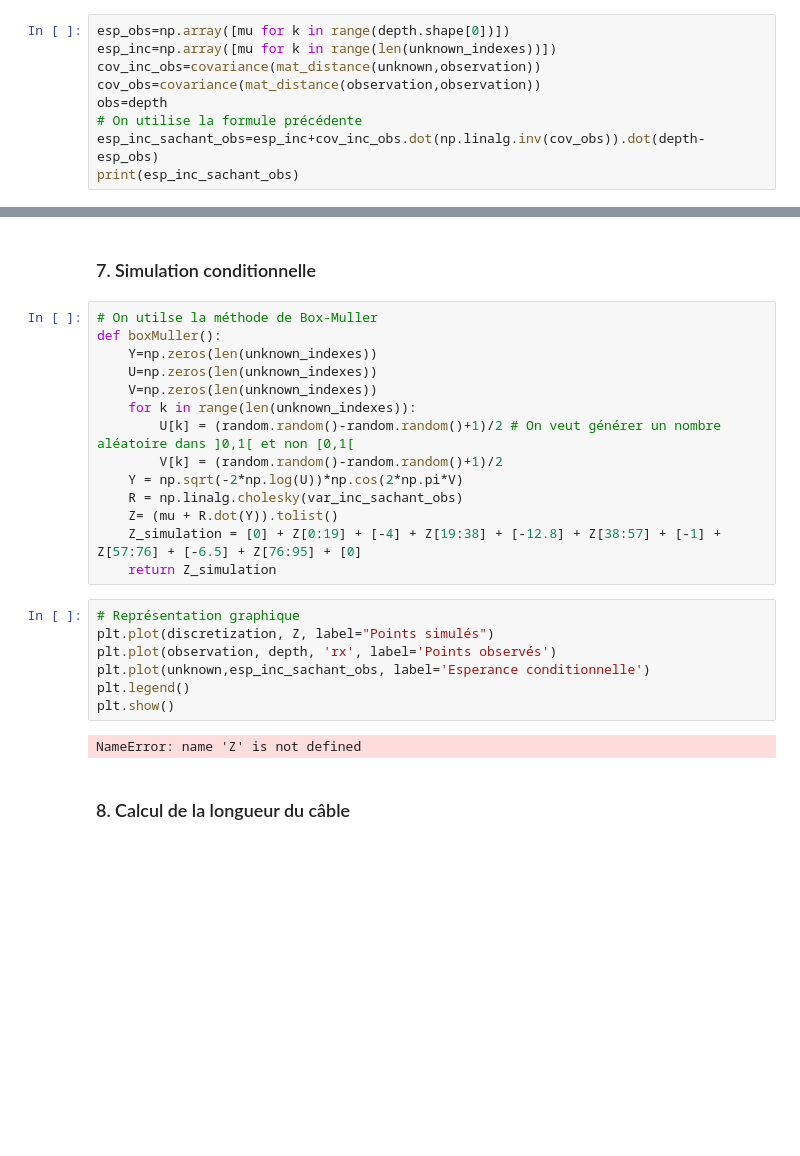
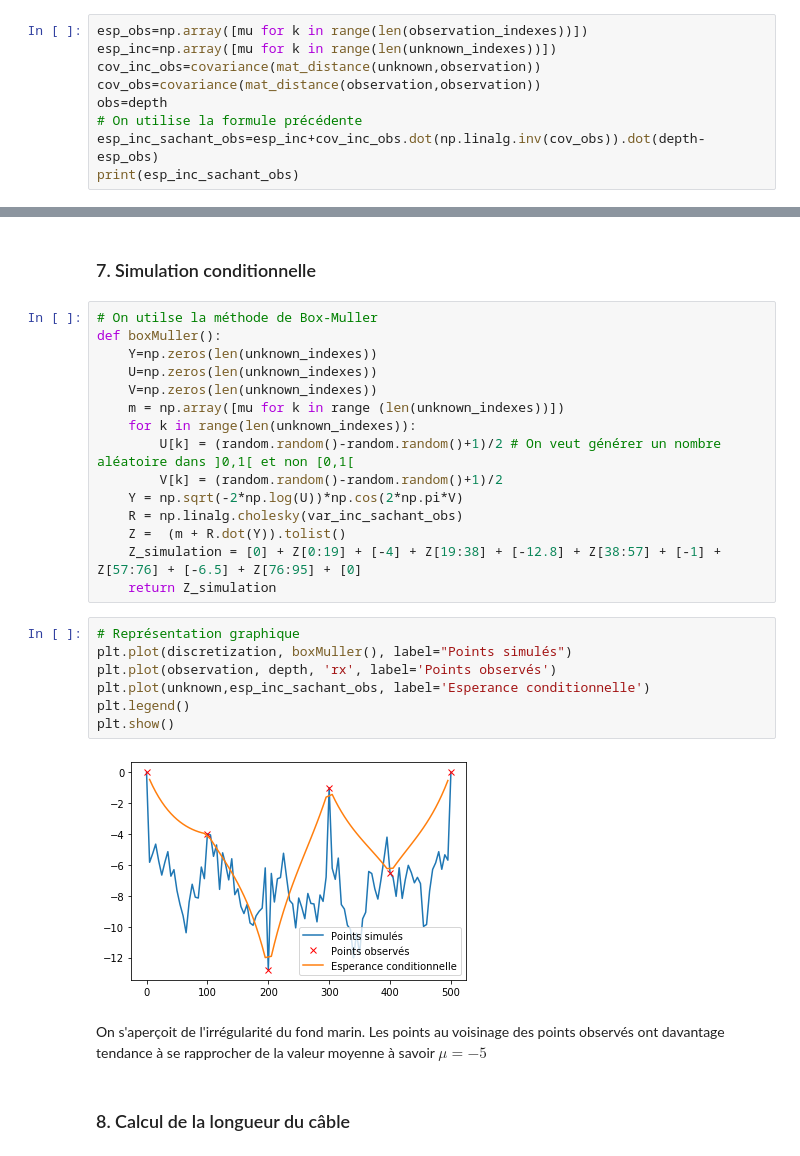
Before and after one commit to HugoTissot/Projet-Math-Informatique-Probabilites, a Jupyter notebook: Projet_maths_probas .ipynb, the cells around one changed output, grey strips where cells are left out. Saved outputs shown, nothing was run; the diff lists cells and outputs as text; blank space fills up the shorter version.

```diff
--- a/Projet_maths_probas .ipynb
+++ b/Projet_maths_probas .ipynb
@@ -192,7 +193,7 @@ $\text{On note } Inc \text{ le vecteur aléatoire des inconnues et } Obs \text{
 \text{D'après le cours, l'espérance conditionnelle de } Inc \text{ sachant } Obs \text{ est la variable aléatoire: }\\
 \mathbb{E}(Inc|Obs)=\mathbb{E}(Inc)+Cov(Inc,Obs)\,Cov(Obs,Obs)^{-1}(Obs-\mathbb{E}(Obs))$
 # %%
-esp_obs=np.array([mu for k in range(depth.shape[0])])
+esp_obs=np.array([mu for k in range(len(observation_indexes))])
 esp_inc=np.array([mu for k in range(len(unknown_indexes))])
 cov_inc_obs=covariance(mat_distance(unknown,observation))
 cov_obs=covariance(mat_distance(observation,observation))
@@ -272,23 +281,27 @@ def boxMuller():
     Y=np.zeros(len(unknown_indexes))
     U=np.zeros(len(unknown_indexes))
     V=np.zeros(len(unknown_indexes))
+    m = np.array([mu for k in range (len(unknown_indexes))])
     for k in range(len(unknown_indexes)):
         U[k] = (random.random()-random.random()+1)/2 # On veut générer un nombre aléatoire dans ]0,1[ et non [0,1[
         V[k] = (random.random()-random.random()+1)/2
     Y = np.sqrt(-2*np.log(U))*np.cos(2*np.pi*V)
     R = np.linalg.cholesky(var_inc_sachant_obs)
-    Z= (mu + R.dot(Y)).tolist()
+    Z =  (m + R.dot(Y)).tolist()
     Z_simulation = [0] + Z[0:19] + [-4] + Z[19:38] + [-12.8] + Z[38:57] + [-1] + Z[57:76] + [-6.5] + Z[76:95] + [0]
     return Z_simulation
 # %%
 # Représentation graphique
-plt.plot(discretization, Z, label="Points simulés")
+plt.plot(discretization, boxMuller(), label="Points simulés")
 plt.plot(observation, depth, 'rx', label='Points observés')
 plt.plot(unknown,esp_inc_sachant_obs, label='Esperance conditionnelle')
 plt.legend()
 plt.show()
 # %% [output]
-NameError: name 'Z' is not defined
+[figure, added]
+# %% [markdown]
+On s'aperçoit de l'irrégularité du fond marin.
+Les points au voisinage des points observés ont davantage tendance à se rapprocher de la valeur moyenne à savoir $\mu = -5$
 # %% [markdown]
 ### 8. Calcul de la longueur du câble
 # %%
```
Also changed, not shown: parts of 33 cells of this notebook.
